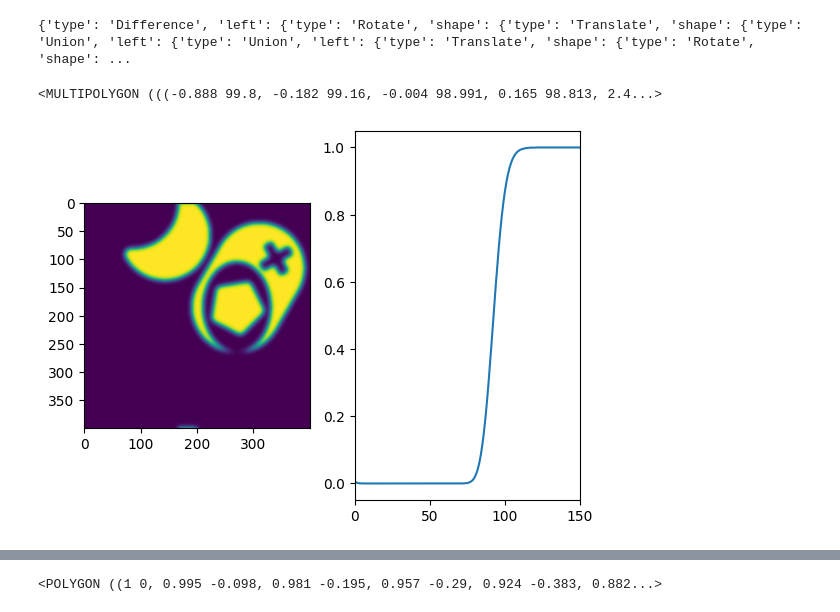
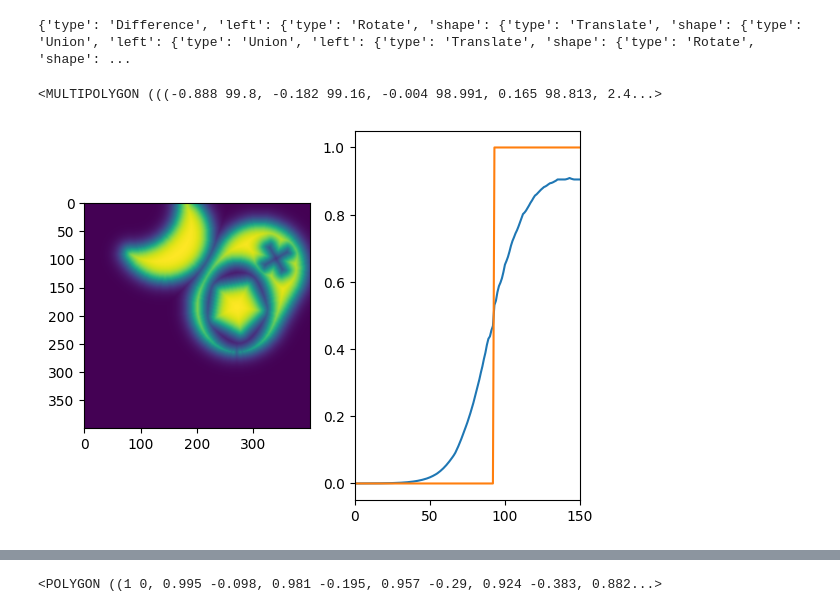
Before and after one commit to RodionovSA/Metashapes, a Jupyter notebook: Example.ipynb, the cells around one changed output, grey strips where cells are left out. Drawn from its saved outputs; the diff is of its cells as text; code cells hidden in the pictures.

```diff
--- a/Example.ipynb
+++ b/Example.ipynb
@@ -41,20 +174,21 @@ W = 400
 canv = Canvas(Lx, Ly, H, W, spacing=0.2)
 # %%
 soft_bool = True
-mode = "fourier"
-softness = 2
+mode = "sigmoid"
+softness = 4
 
 pl = PatternedLayer(shape_comb, canvas=canv, thickness=5, inverted=False)
 
 plt.subplot(121)
 plt.imshow(pl.filled_region.to_numpy(canv, dtype=np.float16, soft=soft_bool, soft_mode=mode, softness=softness))
 plt.subplot(122)
 plt.plot(pl.filled_region.to_numpy(canv, dtype=np.float16, soft=soft_bool, soft_mode=mode, softness=softness)[120,:])
+plt.plot(pl.filled_region.to_numpy(canv, dtype=np.float16)[120,:])
 plt.xlim([0, 150])
 pl.filled_region.to_shapely()
 # %% [output]
 <MULTIPOLYGON (((-0.888 99.8, -0.182 99.16, -0.004 98.991, 0.165 98.813, 2.4...>
-[figure, old version]
+[figure, new version]
 # %%
 mask = shape_to_numpy(shape, canv)
 geom = shape_to_shapely(shape)
```
Also changed, not shown: parts of 6 cells of this notebook, 5 other files.
